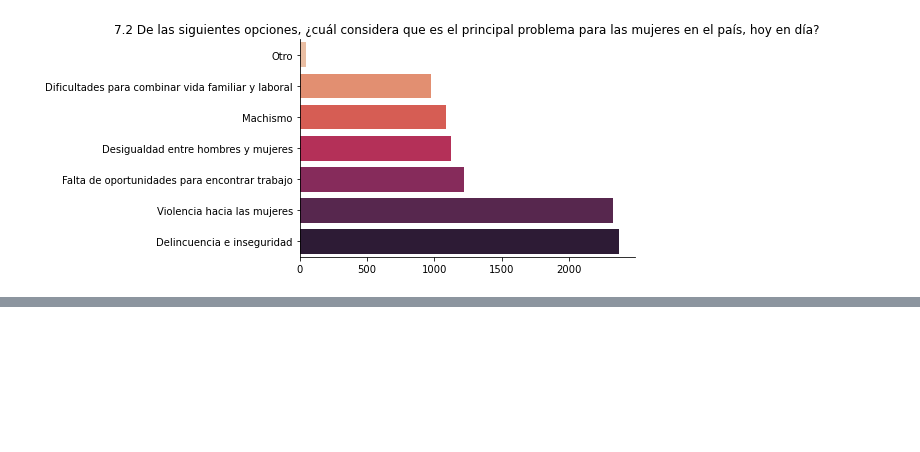
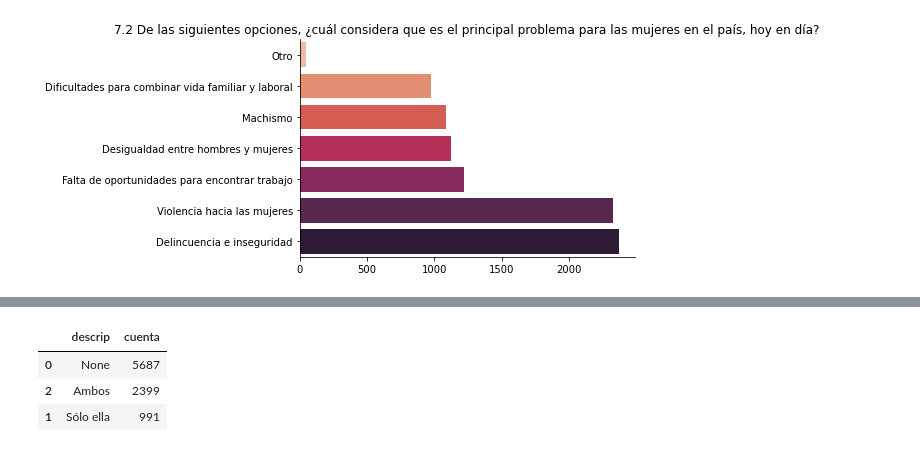
Before and after one commit to DiegoSalado/Proyect-INEGI-Analysis-Discrimination, a Jupyter notebook: Notebooks/Análisis_exploratotioo.ipynb, the cells around one changed output, grey strips where cells are left out. Saved outputs shown, nothing was run; the diff lists cells and outputs as text; code cells hidden in the pictures; blank space fills up the shorter version.

```diff
--- a/Notebooks/Análisis_exploratotioo.ipynb
+++ b/Notebooks/Análisis_exploratotioo.ipynb
@@ -151,0 +159,29 @@ plt.savefig('/DIEGO/Documents/CODIGO/Discriminación en mujeres/Gráficas/pregun
+# %%
+value_counts_pm7_4=[]
+for i in range(1,6):
+    query="""SELECT c.descrip, COUNT(d.pm7_4_{}) as cuenta FROM pm7_4 as c RIGHT
+    JOIN conjunto_de_datos_tmujer_enadis_2017 as d
+    ON c.cve=d.pm7_4_{} GROUP BY d.pm7_4_{} """.format(i,i,i)
+    value_counts_pm7_4.append(query)
+# %%
+tables_7_4={}
+preguntas7_4=['1 si puede comprarse cosas para usted (ropa, accesorios, zapatos)?',
+              '2 si puede salir de su casa?',
+              '3 si puede reunirse con parientes o amistades?',
+              '4 si usa métodos anticonceptivos?',
+              '5 cuántos hijos tener?']
+i=0
+
+for query in value_counts_pm7_4:
+
+    value_counts_pm7_4_plot=pd.read_sql(query,connection)
+    value_counts_pm7_4_plot=value_counts_pm7_4_plot.sort_values('cuenta', ascending=False)
+    tables_7_4[preguntas7_4[i]]=value_counts_pm7_4_plot.head(n=3)
+    i+=1
+# %%
+tables_7_4['5 cuántos hijos tener?']
+# %% [output]
+|  | descrip | cuenta |
+| 0 | None | 5687 |
+| 2 | Ambos | 2399 |
+| 1 | Sólo ella | 991 |
```
Also changed, not shown: parts of 3 cells of this notebook, 1 other file.
